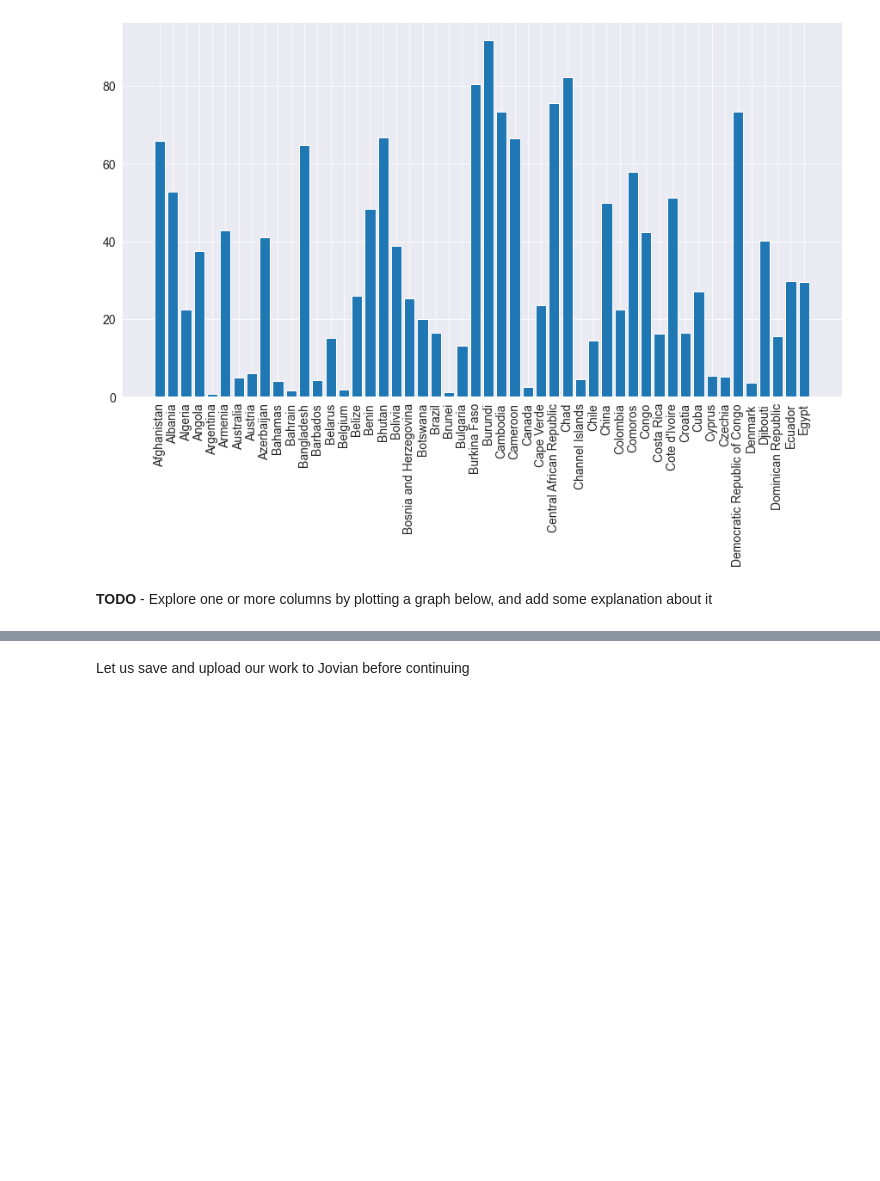
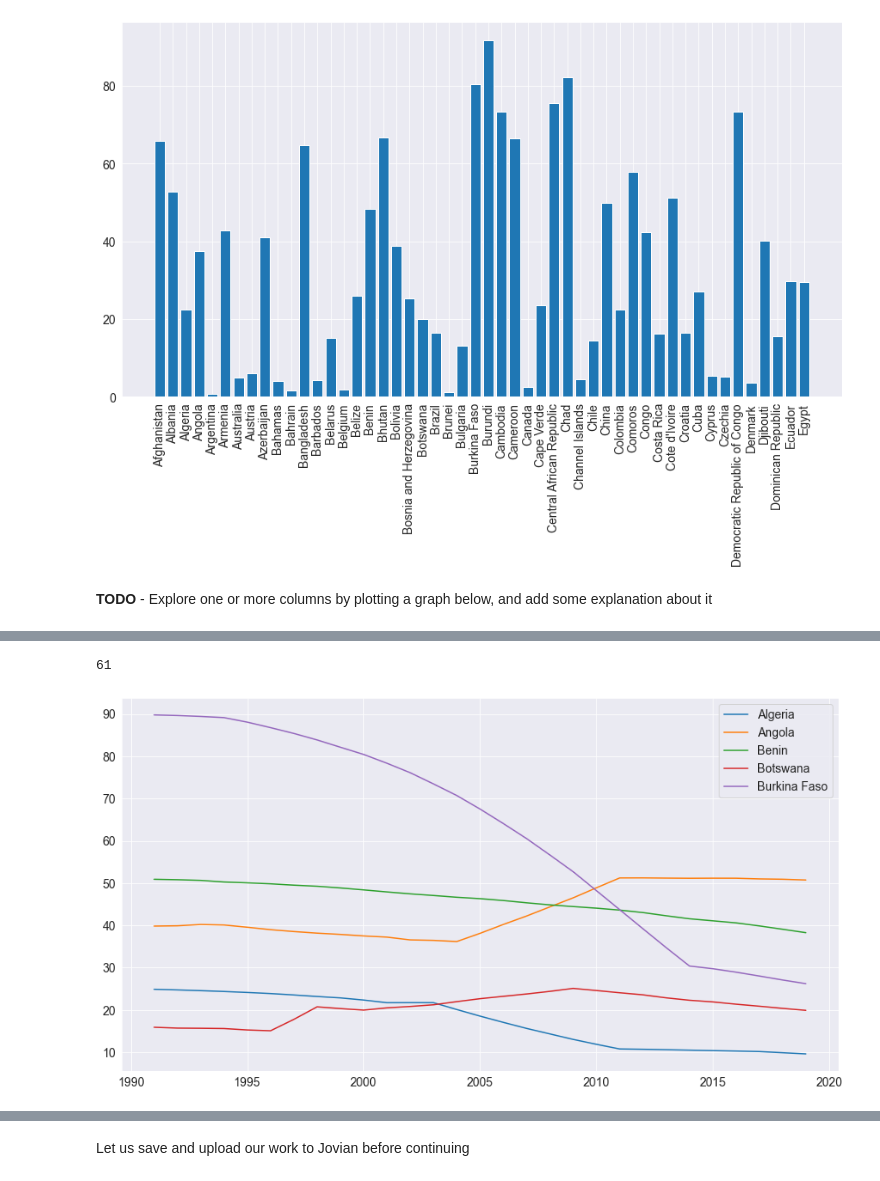
Before and after one commit to Addyzee/Jovian-Data-Analysis-with-Python, a Jupyter notebook: 14- zerotopandas-course-project-starter/zerotopandas-course-project-starter-v-20/labor-in-agriculture.ipynb, the cells around one changed output, grey strips where cells are left out. Drawn from its saved outputs; the diff is of its cells as text; code cells hidden in the pictures; blank space fills up the shorter version.

```diff
--- a/14- zerotopandas-course-project-starter/zerotopandas-course-project-starter-v-20/labor-in-agriculture.ipynb
+++ b/14- zerotopandas-course-project-starter/zerotopandas-course-project-starter-v-20/labor-in-agriculture.ipynb
@@ -438,8 +438,13 @@ plt.plot(alllabor[alllabor.Entity=="Afghanistan"].Year,alllabor[alllabor.Entity=
 # %% [markdown]
 Create function to do the above
 # %%
-def plotcountry(country):
-    plt.plot(alllabor[alllabor.Entity==country].Year,alllabor[alllabor.Entity==country].share_employed_agri)
+def plotcountry(countries):
+    if type(countries)!=str:
+     for country in countries:
+      plt.plot(alllabor[alllabor.Entity==country].Year,alllabor[alllabor.Entity==country].share_employed_agri)
+    else:
+      plt.plot(alllabor[alllabor.Entity==countries].Year,alllabor[alllabor.Entity==countries].share_employed_agri)
+    plt.legend(countries);
 # %%
 plotcountry("Kenya")
 # %% [output]
@@ -463,0 +482,4 @@ def plotyear(year):
+# %%
+valueadded=pd.read_csv('value-added-in-the-agricultural-sector-as-of-gdp-vs-gdp-per-capita.csv')
+# %%
+continents=pd.DataFrame(valueadded.groupby(['Continent']).Entity.unique())
@@ -463,0 +503,4 @@ def plotyear(year):
+# %%
+np.size(continents.Entity.Africa)
+# %% [output]
+61
@@ -463,0 +509,4 @@ def plotyear(year):
+# %%
+plotcountry(list(continents.Entity.Africa[:5]))
+# %% [output]
+[figure, added]
```
Also changed, not shown: parts of 12 cells of this notebook, 1 other file.
